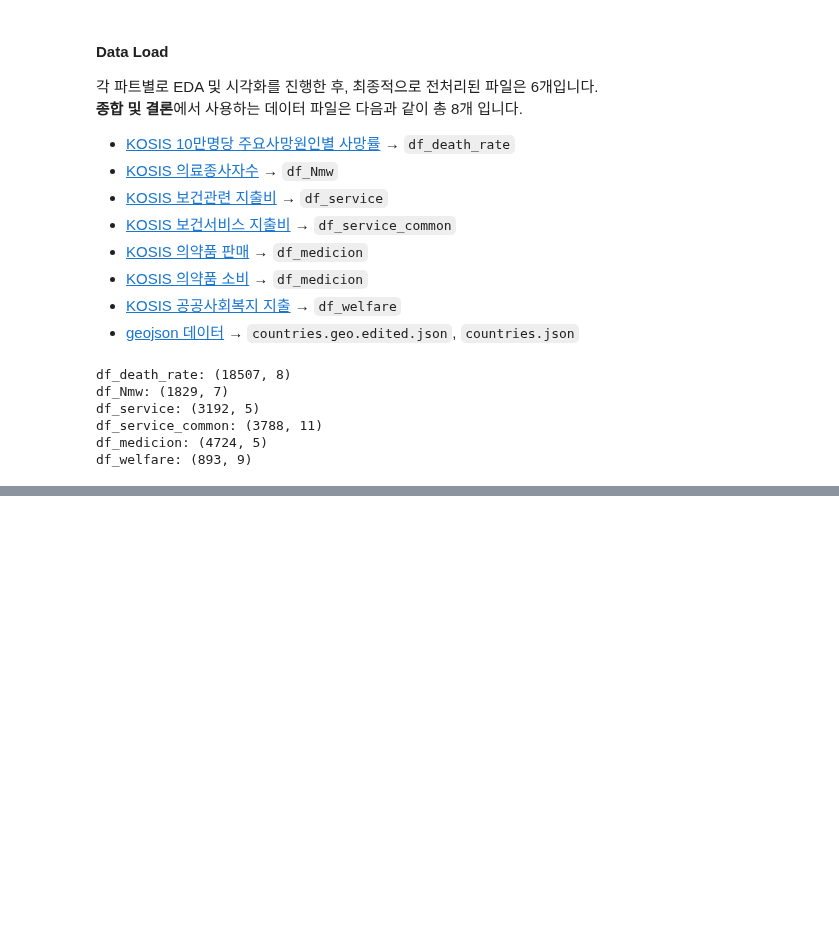
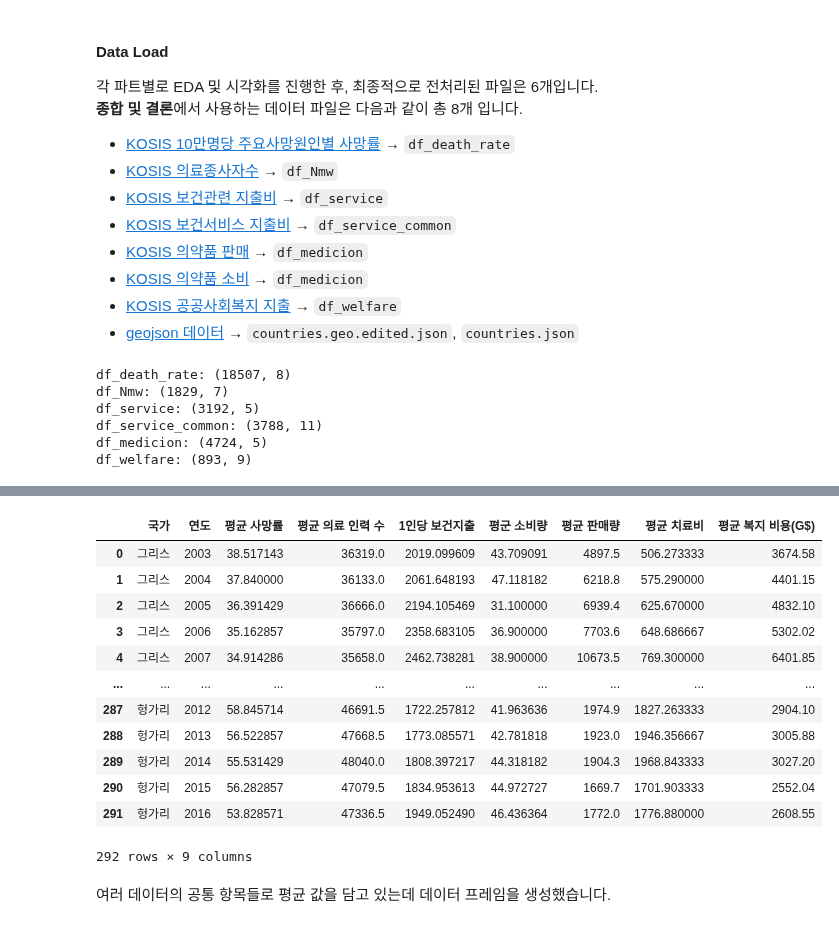
Before and after one commit to nuyhc/Mini_Project, a Jupyter notebook: 8. CAoMDDaHE/CAoMDDaHE_6_종합_및_결론.ipynb, the cells around one changed output, grey strips where cells are left out. Drawn from its saved outputs; the diff is of its cells as text; code cells hidden in the pictures; blank space fills up the shorter version.

```diff
--- a/8. CAoMDDaHE/CAoMDDaHE_6_종합_및_결론.ipynb
+++ b/8. CAoMDDaHE/CAoMDDaHE_6_종합_및_결론.ipynb
@@ -169,0 +289,6 @@ df_medicion.head()
+# %%
+temp = df_service_common[df_service_common["항목구분"].isin(["치료 및 재활 치료", "장기 치료", "예방치료"])].reset_index(drop=True)
+# %%
+temp = temp.groupby(["국가", "연도"])[["서비스비용(백만$)"]].mean().reset_index()
+temp.columns = ["국가", "연도", "평균 치료비"]
+temp
@@ -169,0 +309,3 @@ df_medicion.head()
+# %%
+df_corr = pd.merge(left=df_corr, right=temp, on=["국가", "연도"]).copy()
+df_corr
@@ -169,0 +329,4 @@ df_medicion.head()
+# %%
+temp = pd.DataFrame(df_welfare.groupby(["국가", "연도"])["복지비용(10억$)"].mean()).reset_index()
+temp.columns = ["국가", "연도", "평균 복지 비용(G$)"]
+temp
@@ -169,0 +347,19 @@ df_medicion.head()
+# %%
+df_corr = pd.merge(left=df_corr, right=temp, on=["국가", "연도"]).copy()
+df_corr
+# %% [output]
+|  | 국가 | 연도 | 평균 사망률 | 평균 의료 인력 수 | 1인당 보건지출 | 평군 소비량 | 평균 판매량 | 평균 치료비 | 평균 복지 비용(G$) |
+| 0 | 그리스 | 2003 | 38.517143 | 36319.0 | 2019.099609 | 43.709091 | 4897.5 | 506.273333 | 3674.58 |
+| 1 | 그리스 | 2004 | 37.840000 | 36133.0 | 2061.648193 | 47.118182 | 6218.8 | 575.290000 | 4401.15 |
+| 2 | 그리스 | 2005 | 36.391429 | 36666.0 | 2194.105469 | 31.100000 | 6939.4 | 625.670000 | 4832.10 |
+| 3 | 그리스 | 2006 | 35.162857 | 35797.0 | 2358.683105 | 36.900000 | 7703.6 | 648.686667 | 5302.02 |
+| 4 | 그리스 | 2007 | 34.914286 | 35658.0 | 2462.738281 | 38.900000 | 10673.5 | 769.300000 | 6401.85 |
+| ... | ... | ... | ... | ... | ... | ... | ... | ... | ... |
+| 287 | 헝가리 | 2012 | 58.845714 | 46691.5 | 1722.257812 | 41.963636 | 1974.9 | 1827.263333 | 2904.10 |
+| 288 | 헝가리 | 2013 | 56.522857 | 47668.5 | 1773.085571 | 42.781818 | 1923.0 | 1946.356667 | 3005.88 |
+| 289 | 헝가리 | 2014 | 55.531429 | 48040.0 | 1808.397217 | 44.318182 | 1904.3 | 1968.843333 | 3027.20 |
+| 290 | 헝가리 | 2015 | 56.282857 | 47079.5 | 1834.953613 | 44.972727 | 1669.7 | 1701.903333 | 2552.04 |
+| 291 | 헝가리 | 2016 | 53.828571 | 47336.5 | 1949.052490 | 46.436364 | 1772.0 | 1776.880000 | 2608.55 |
+292 rows × 9 columns
+# %% [markdown]
+여러 데이터의 공통 항목들로 평균 값을 담고 있는데 데이터 프레임을 생성했습니다.
```
Also changed, not shown: parts of 29 cells of this notebook.
